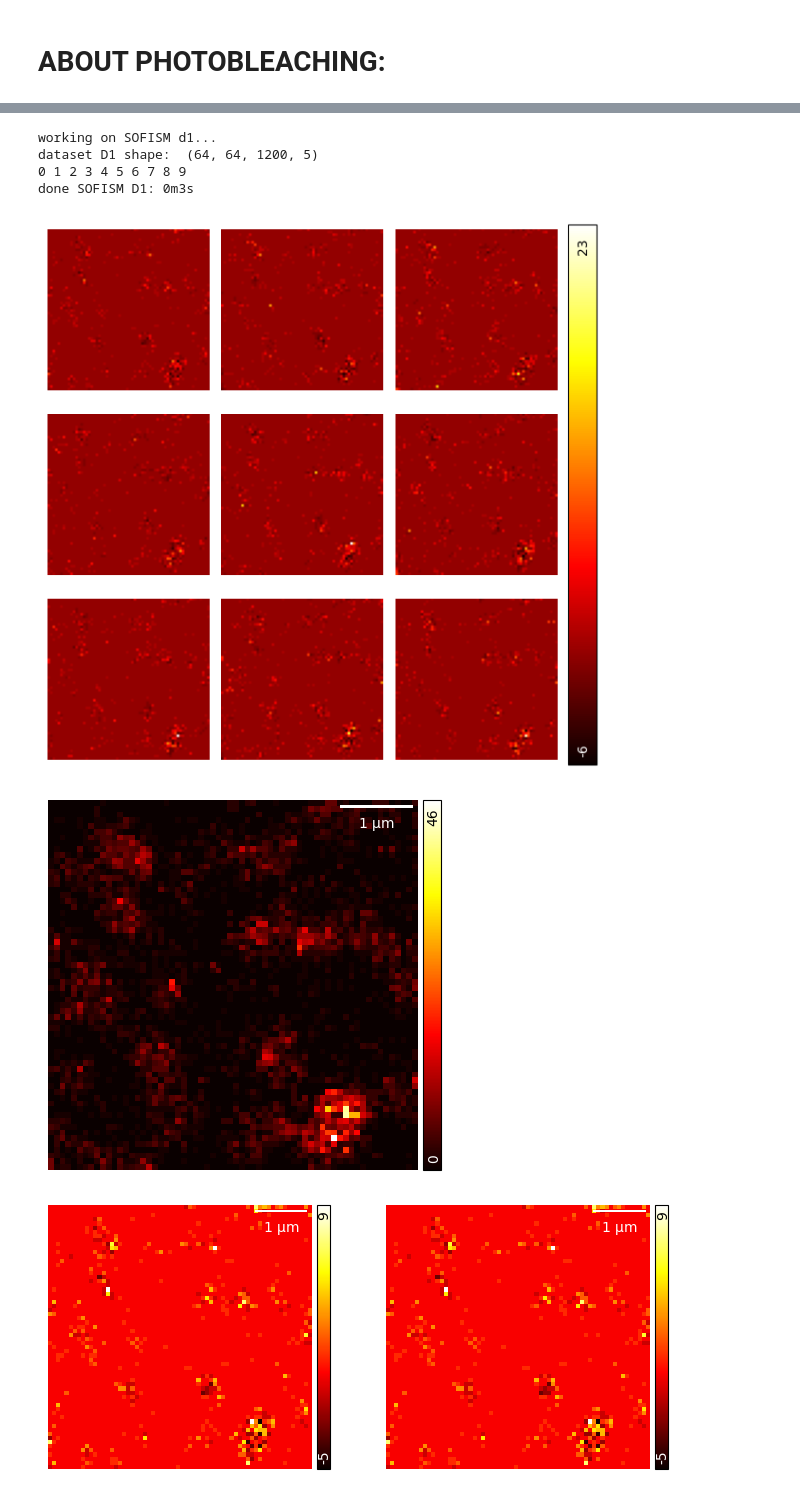
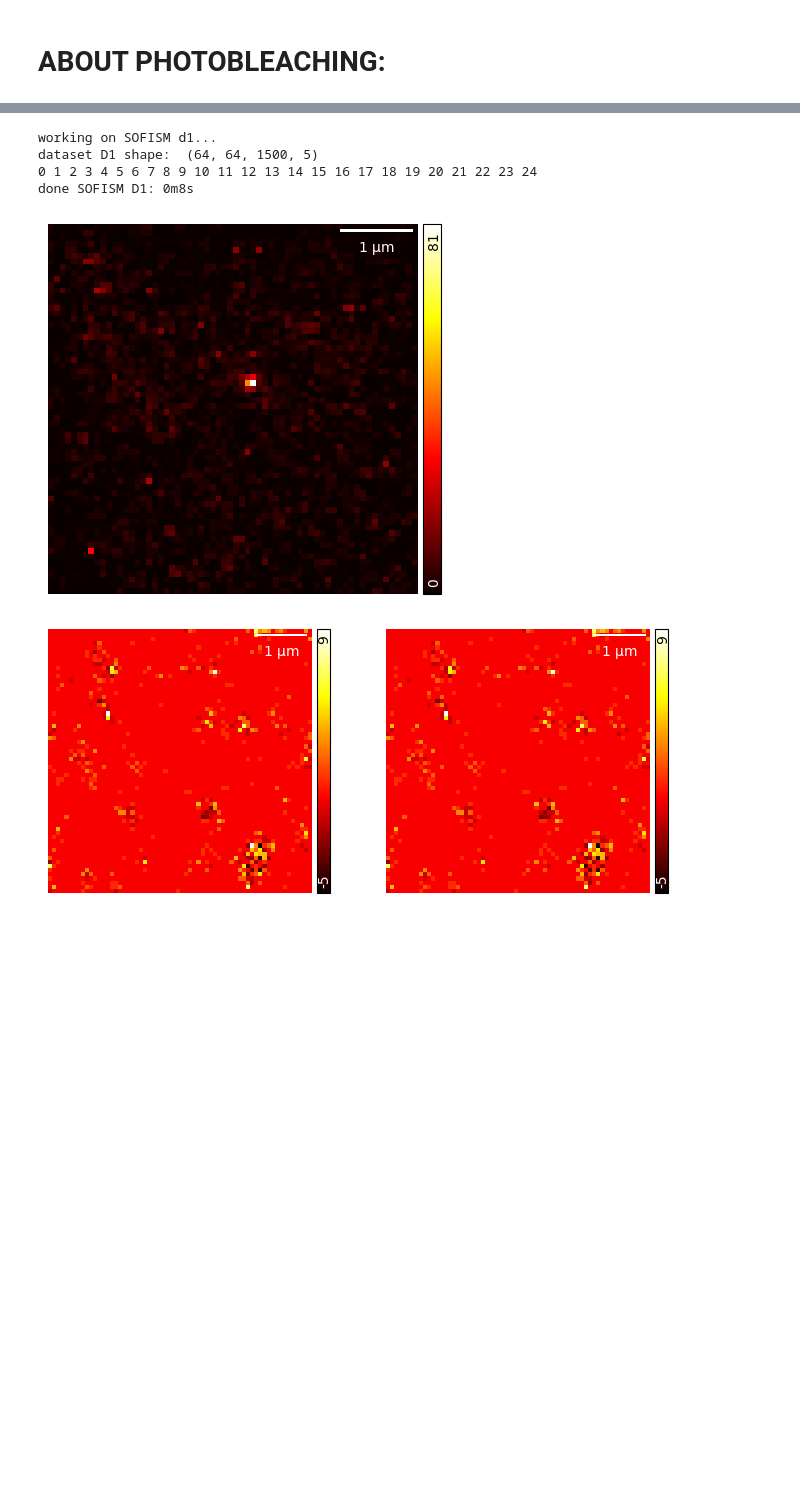
Before and after one commit to CarminatiGiovanni/tesi, a Jupyter notebook: analisi.ipynb, the cells around one changed output, grey strips where cells are left out. Cells and saved outputs as stored; diff of their text form; code cells hidden in the pictures; blank space fills up the shorter version.

```diff
--- a/analisi.ipynb
+++ b/analisi.ipynb
@@ -25,14 +25,14 @@ from os import path
 import plotly.express as px
 from time import time
 
-file = 'Qdots_770nm_34mW_FOV5um_64x64_60rip_2msPixel_ROI6'
+file = 'Qdots_770nm_34mW_FOV5um_64x64_30rip_5msPixel_ROI5'
 
 # Qdots_37mW_FOV5um_64x64_100rip_5msPixel # fototubo?
-# Qdots_770nm_34mW_FOV4um_64x64_100rip_1msPixel_ROI8 # 100μs
-# Qdots_770nm_34mW_FOV3um_32x32_50rip_5msPixel_ROI7  # 100μs
-# Qdots_770nm_34mW_FOV5um_64x64_30rip_5msPixel_ROI5  # 100μs
-# Qdots_770nm_34mW_FOV5um_64x64_50rip_5msPixel_ROI4  # 100μs
-# Qdots_770nm_34mW_FOV5um_64x64_60rip_2msPixel_ROI6  # 100μs
+# Qdots_770nm_34mW_FOV4um_64x64_100rip_1msPixel_ROI8 # 100us
+# Qdots_770nm_34mW_FOV3um_32x32_50rip_5msPixel_ROI7  # 100us
+# Qdots_770nm_34mW_FOV5um_64x64_30rip_5msPixel_ROI5  # 100us
+# Qdots_770nm_34mW_FOV5um_64x64_50rip_5msPixel_ROI4  # 100us
+# Qdots_770nm_34mW_FOV5um_64x64_60rip_2msPixel_ROI6  # 100us
 
 ####################################################################################
 ################################################## INPUT SECTION:
@@ -203,12 +290,12 @@ def batched_fft_correlate(sig1, sig2):
 print('working on SOFISM d1... ')
 start = time()
 d1=np.asarray([data[0,:,:,:,:,i] for i in index1], dtype='float') # (z,rep,y,x,t,ch) -> (ch,rep,y,x,t)
-d1=np.transpose(d1,(2,3,4,1,0)) # (ch,rep,y,x,t) -> (y,x,t,rep,ch)
+d1=np.transpose(d1,(2,3,1,4,0)) # (ch,rep,y,x,t) -> (y,x,t,rep,ch)
 
 d1 = d1.reshape(d1.shape[0],d1.shape[1],d1.shape[2]*d1.shape[3],d1.shape[4]) # (y,x,t,rep,ch) ->  (y,x,t*rep,ch)
 
 ny, nx, nt, nch = d1.shape
-imgN = int(nch * (nch - 1) / 2)
+imgN = nch**2 # int(nch * (nch + 1) / 2)
 print('dataset D1 shape: ',d1.shape)
 
 SOFISM_CORRELATION_0_d1 = np.zeros((ny, nx, imgN), dtype=np.int16)
@@ -219,41 +306,40 @@ d1_centered = d1 - d1.mean(axis=2, keepdims=True)
 chindex=-1
 
 import scipy as sc
 
 for ch1 in range(nch):
     sig1 = d1_centered[:, :, :, ch1]  # shape (ny, nx, nt)
-    for ch2 in range(ch1 + 1, nch, 1):
+    for ch2 in range(0, nch, 1):
         chindex += 1
         print(chindex, end=' ')
         sig2 = d1_centered[:, :, :, ch2]
         # corr = batched_fft_correlate(sig1, sig2)
         SOFISM_CORRELATION_0_d1[:, :, chindex] = batched_fft_correlate(sig1, sig2)[:,:,0]  # take only the first time point
 
 usf = 10  # upsampling factor = subpixel precision
 ref_d1 = 5 #  5+4
 
 shift_vec_D1, SOFISM_D1_CH = apr.APR( SOFISM_CORRELATION_0_d1, usf, ref_d1, filter_sigma=1, pxsize = pxsizex*1000) #pxsize in nm
 SOFISM_D1 = SOFISM_D1_CH.sum(axis=2)
 
 end = time()
 TIME_SOFISM_D1 = end - start
 
 print('\ndone SOFISM D1: ' + str(int(TIME_SOFISM_D1/60)) + 'm' + str(int(TIME_SOFISM_D1%60)) + 's')
-fig_1 = gra.ShowDataset(SOFISM_CORRELATION_0_d1,normalize = True, colorbar=True) # SHOW 49 images
+# fig_1 = gra.ShowDataset(SOFISM_CORRELATION_0_d1,normalize = True, colorbar=True) # SHOW 49 images
 
 del SOFISM_D1_CH, shift_vec_D1 # SOFISM_CORRELATION_0_d1
 
-tiff.imwrite(savenameTEST + '\\SOFISM_D1_10.tiff', SOFISM_D1/np.max(SOFISM_D1))
+tiff.imwrite(savenameTEST + '\\SOFISM_D1_25.tiff', SOFISM_D1/np.max(SOFISM_D1))
 
 gra.ShowImg(SOFISM_D1,pxsize_x=pxsizex)
 plt.show()
 # %% [output]
 working on SOFISM d1...
-dataset D1 shape:  (64, 64, 1200, 5)
-0 1 2 3 4 5 6 7 8 9
-done SOFISM D1: 0m3s
+dataset D1 shape:  (64, 64, 1500, 5)
+0 1 2 3 4 5 6 7 8 9 10 11 12 13 14 15 16 17 18 19 20 21 22 23 24
+done SOFISM D1: 0m8s
-[figure, old version]
+[figure, new version]
-[figure, removed]
 # %%
 
 fig, (ax0,ax1) = plt.subplots(1, 2, figsize=(8,16))
```
Also changed, not shown: parts of 6 cells of this notebook, 5 other files.
